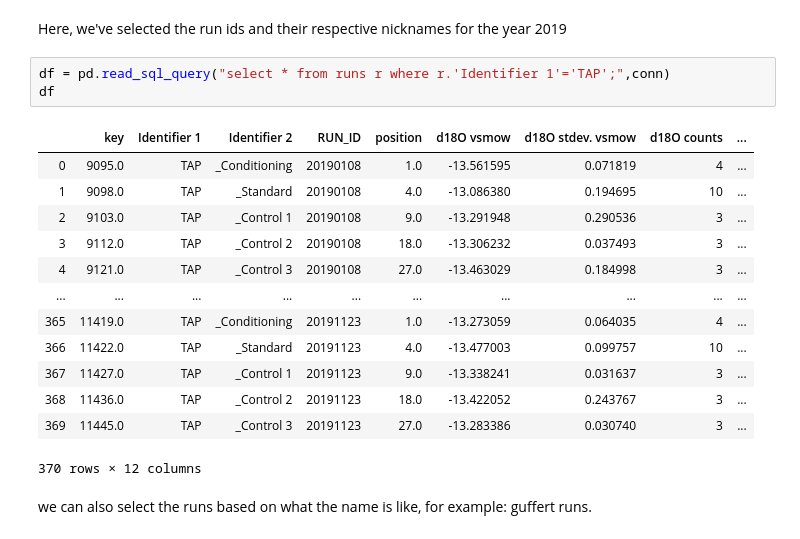
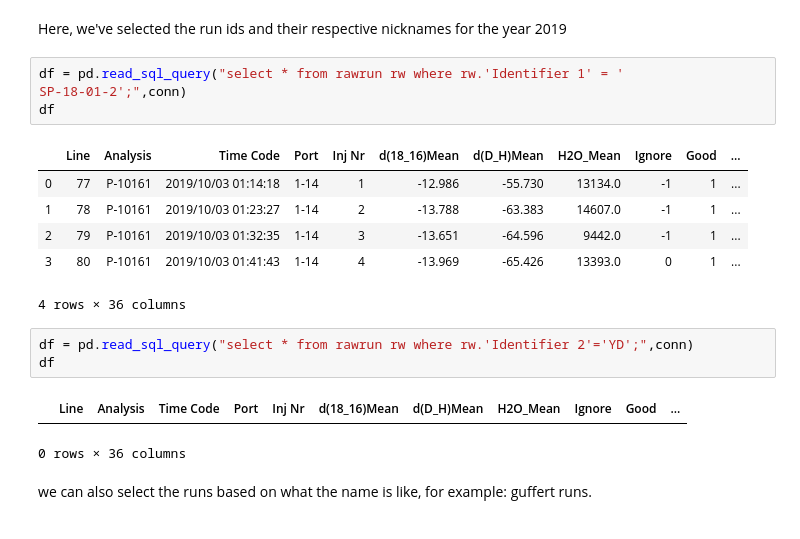
Before and after one commit to tr1813/picarro-calculator, a Jupyter notebook: ipynb/Update DataBase.ipynb, the cells around one changed output. Drawn from its saved outputs; the diff is of its cells as text.

```diff
--- a/ipynb/Update DataBase.ipynb
+++ b/ipynb/Update DataBase.ipynb
@@ -59,22 +59,21 @@ import pandas as pd
 # %% [markdown]
 Here, we've selected the run ids and their respective nicknames for the year 2019
 # %%
-df = pd.read_sql_query("select * from runs r where r.'Identifier 1'='TAP';",conn)
+df = pd.read_sql_query("select * from rawrun rw where rw.'Identifier 1' = '                              SP-18-01-2';",conn)
 df
 # %% [output]
-|  | key | Identifier 1 | Identifier 2 | RUN_ID | position | d18O vsmow | d18O stdev. vsmow | d18O counts | ... |
-| 0 | 9095.0 | TAP | _Conditioning | 20190108 | 1.0 | -13.561595 | 0.071819 | 4 | ... |
-| 1 | 9098.0 | TAP | _Standard | 20190108 | 4.0 | -13.086380 | 0.194695 | 10 | ... |
-| 2 | 9103.0 | TAP | _Control 1 | 20190108 | 9.0 | -13.291948 | 0.290536 | 3 | ... |
-| 3 | 9112.0 | TAP | _Control 2 | 20190108 | 18.0 | -13.306232 | 0.037493 | 3 | ... |
-| 4 | 9121.0 | TAP | _Control 3 | 20190108 | 27.0 | -13.463029 | 0.184998 | 3 | ... |
-| ... | ... | ... | ... | ... | ... | ... | ... | ... | ... |
-| 365 | 11419.0 | TAP | _Conditioning | 20191123 | 1.0 | -13.273059 | 0.064035 | 4 | ... |
-| 366 | 11422.0 | TAP | _Standard | 20191123 | 4.0 | -13.477003 | 0.099757 | 10 | ... |
-| 367 | 11427.0 | TAP | _Control 1 | 20191123 | 9.0 | -13.338241 | 0.031637 | 3 | ... |
-| 368 | 11436.0 | TAP | _Control 2 | 20191123 | 18.0 | -13.422052 | 0.243767 | 3 | ... |
-| 369 | 11445.0 | TAP | _Control 3 | 20191123 | 27.0 | -13.283386 | 0.030740 | 3 | ... |
+|  | Line | Analysis | Time Code | Port | Inj Nr | d(18_16)Mean | d(D_H)Mean | H2O_Mean | Ignore | Good | ... |
+| 0 | 77 | P-10161 | 2019/10/03 01:14:18 | 1-14 | 1 | -12.986 | -55.730 | 13134.0 | -1 | 1 | ... |
+| 1 | 78 | P-10161 | 2019/10/03 01:23:27 | 1-14 | 2 | -13.788 | -63.383 | 14607.0 | -1 | 1 | ... |
+| 2 | 79 | P-10161 | 2019/10/03 01:32:35 | 1-14 | 3 | -13.651 | -64.596 | 9442.0 | -1 | 1 | ... |
+| 3 | 80 | P-10161 | 2019/10/03 01:41:43 | 1-14 | 4 | -13.969 | -65.426 | 13393.0 | 0 | 1 | ... |
-370 rows × 12 columns
+4 rows × 36 columns
+# %%
+df = pd.read_sql_query("select * from rawrun rw where rw.'Identifier 2'='YD';",conn)
+df
+# %% [output]
+|  | Line | Analysis | Time Code | Port | Inj Nr | d(18_16)Mean | d(D_H)Mean | H2O_Mean | Ignore | Good | ... |
+0 rows × 36 columns
 # %% [markdown]
 we can also select the runs based on what the name is like, for example: guffert runs.
 # %%
```
